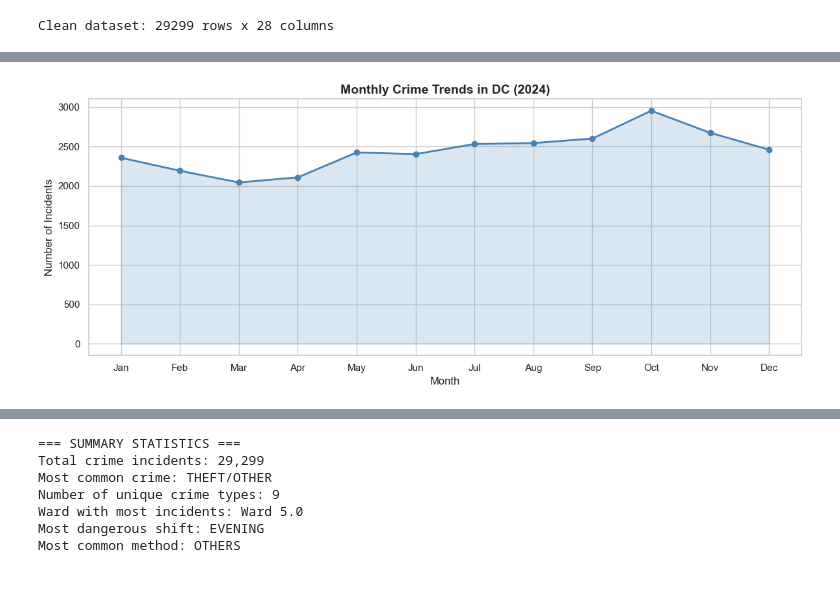
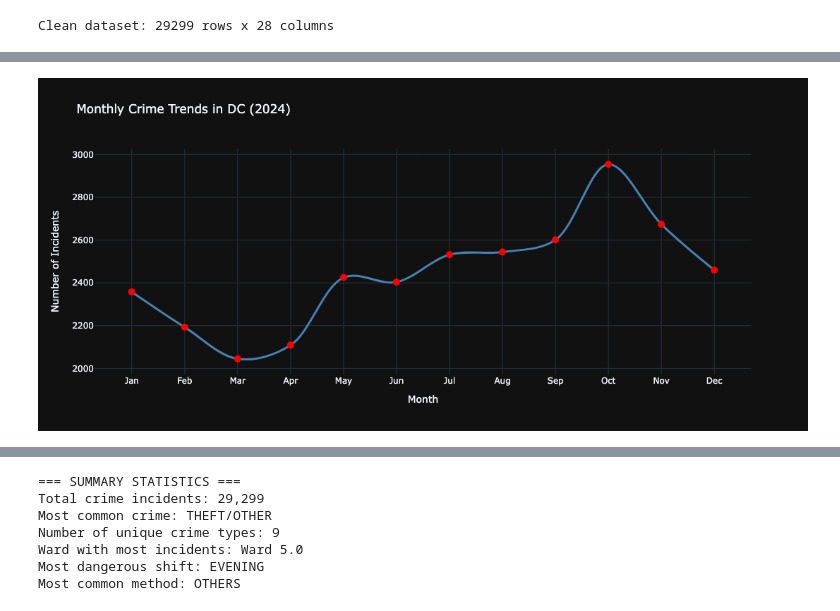
Before and after one commit to mehlikthomas/spring_ds_final_project, a Jupyter notebook: Mehlik_Thomas_Final_Project 2.ipynb, the cells around one changed output, grey strips where cells are left out. Drawn from its saved outputs; the diff is of its cells as text; code cells hidden in the pictures; blank space fills up the shorter version.

```diff
--- a/Mehlik_Thomas_Final_Project 2.ipynb
+++ b/Mehlik_Thomas_Final_Project 2.ipynb
@@ -116,18 +144,24 @@ Passing `palette` without assigning `hue` is deprecated and will be removed in v
 # %%
 month_counts = df.groupby('MONTH').size().reset_index(name='COUNT')
 month_names = ['Jan','Feb','Mar','Apr','May','Jun',
                'Jul','Aug','Sep','Oct','Nov','Dec']
 month_counts['MONTH_LABEL'] = month_counts['MONTH'].apply(lambda x: month_names[x-1])
 
-plt.figure(figsize=(12, 5))
-plt.plot(month_counts['MONTH_LABEL'], month_counts['COUNT'],
-         marker='o', color='steelblue', linewidth=2)
-plt.fill_between(month_counts['MONTH_LABEL'], month_counts['COUNT'],
-                 alpha=0.2, color='steelblue')
-plt.xlabel('Month', fontsize=12)
-plt.ylabel('Number of Incidents', fontsize=12)
-plt.title('Monthly Crime Trends in DC (2024)', fontsize=14, fontweight='bold')
-plt.tight_layout()
-plt.show()
+fig5 = px.line(
+    month_counts,
+    x='MONTH_LABEL',
+    y='COUNT',
+    title='Monthly Crime Trends in DC (2024)',
+    markers=True,
+    labels={'COUNT': 'Number of Incidents', 'MONTH_LABEL': 'Month'},
+    template='plotly_dark',
+    line_shape='spline'
+)
+fig5.update_traces(
+    line=dict(color='steelblue', width=3),
+    marker=dict(size=10, color='red')
+)
+fig5.update_layout(height=500)
+fig5.show()
 # %% [output]
-[figure, old version]
+[figure, new version]
```
Also changed, not shown: parts of 7 cells of this notebook.
